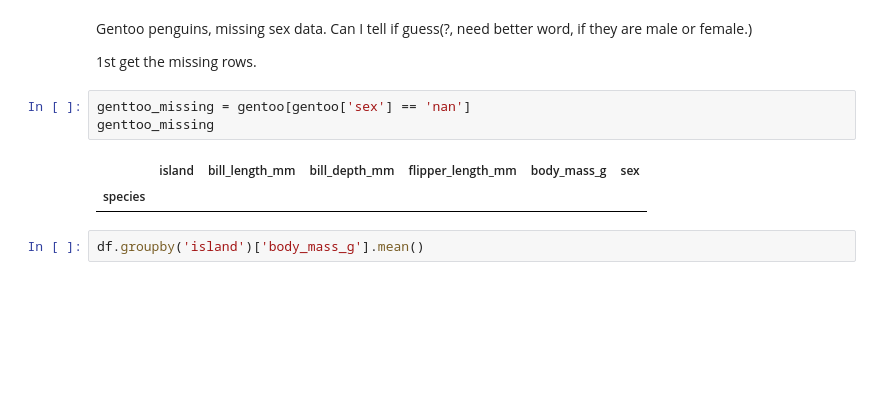
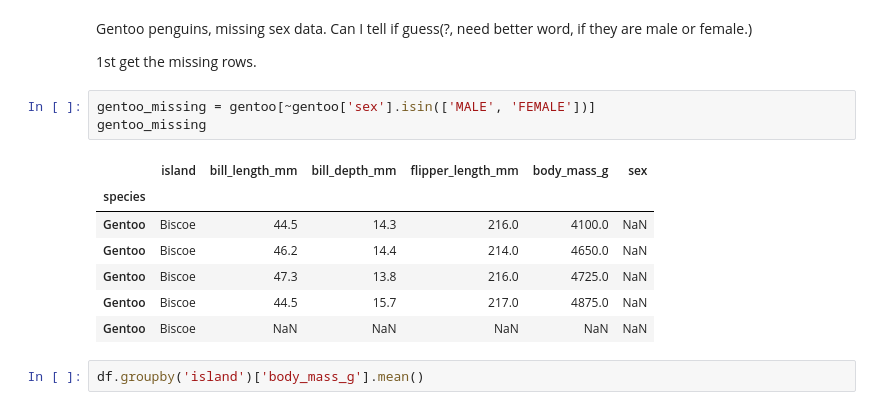
Before and after one commit to IreneKilgannon/DataAnalytics, a Jupyter notebook: penguins.ipynb, the cells around one changed output. Cells and saved outputs as stored; diff of their text form; blank space fills up the shorter version.

Commit message:
extracting the rows with missing sex values for gentoo penguins

```diff
--- a/penguins.ipynb
+++ b/penguins.ipynb
@@ -575,12 +579,17 @@ df.groupby('species').count()
 Gentoo penguins, missing sex data. Can I tell if guess(?, need better word, if they are male or female.)
 
 1st get the missing rows.
-# %%
-genttoo_missing = gentoo[gentoo['sex'] == 'nan']
-genttoo_missing
-# %% [output]
-|  | island | bill_length_mm | bill_depth_mm | flipper_length_mm | body_mass_g | sex |
-| species |  |  |  |  |  |  |
+# %%
+gentoo_missing = gentoo[~gentoo['sex'].isin(['MALE', 'FEMALE'])]
+gentoo_missing
+# %% [output]
+|  | island | bill_length_mm | bill_depth_mm | flipper_length_mm | body_mass_g | sex |
+| species |  |  |  |  |  |  |
+| Gentoo | Biscoe | 44.5 | 14.3 | 216.0 | 4100.0 | NaN |
+| Gentoo | Biscoe | 46.2 | 14.4 | 214.0 | 4650.0 | NaN |
+| Gentoo | Biscoe | 47.3 | 13.8 | 216.0 | 4725.0 | NaN |
+| Gentoo | Biscoe | 44.5 | 15.7 | 217.0 | 4875.0 | NaN |
+| Gentoo | Biscoe | NaN | NaN | NaN | NaN | NaN |
 # %%
 df.groupby('island')['body_mass_g'].mean()
 # %% [output]
```
Also changed, not shown: parts of 3 cells of this notebook.
